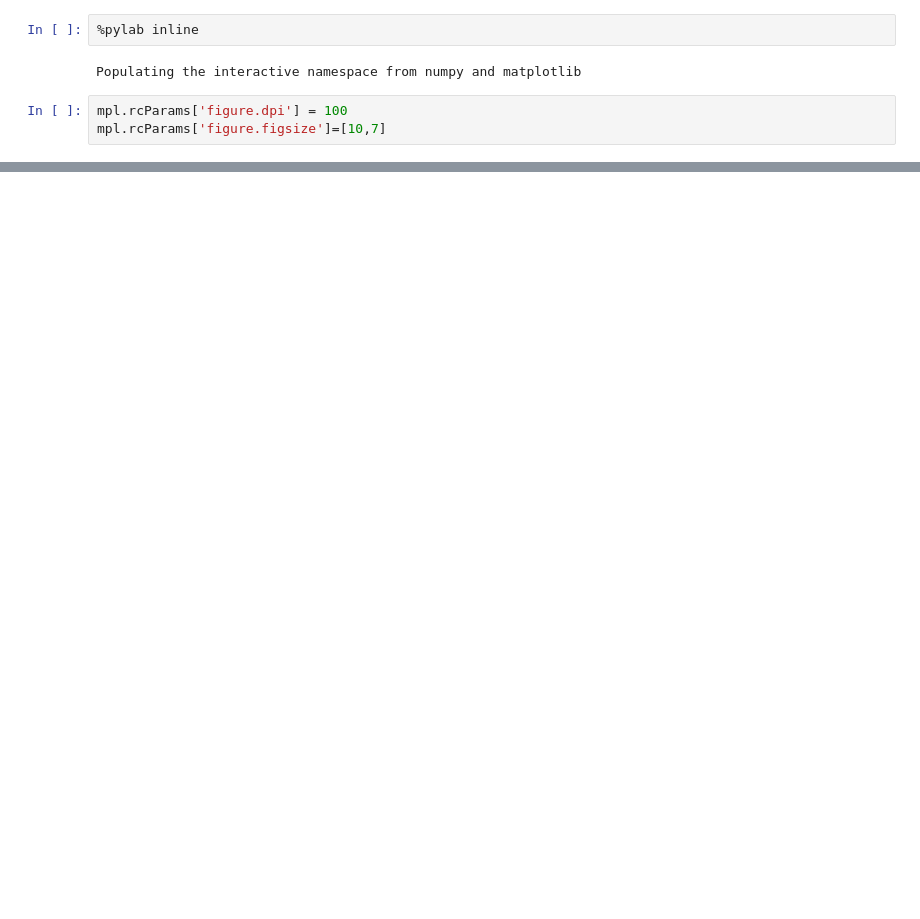
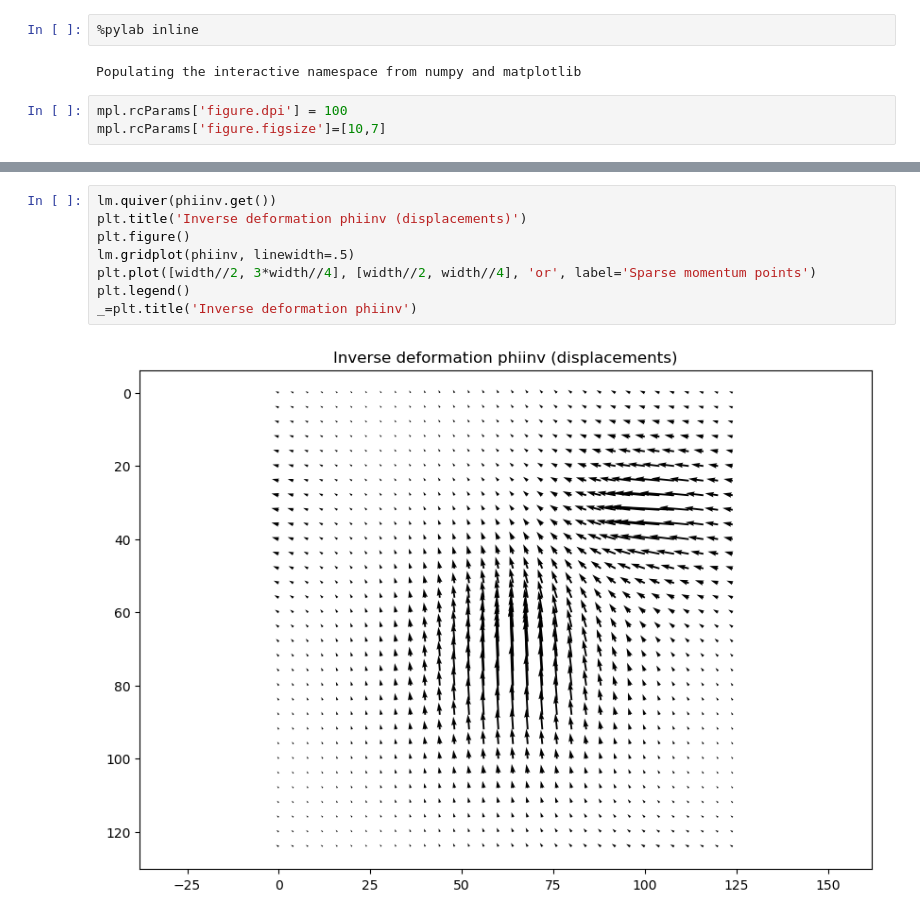
Before and after one commit to jacobhinkle/lagomorph, a Jupyter notebook: examples/ExpMapDemo.ipynb, the cells around one changed output, grey strips where cells are left out. Cells and saved outputs as stored; diff of their text form; blank space fills up the shorter version.

```diff
--- a/examples/ExpMapDemo.ipynb
+++ b/examples/ExpMapDemo.ipynb
@@ -36,0 +25,10 @@ _=plt.title('Inverse deformation phiinv')
+# %%
+lm.quiver(phiinv.get())
+plt.title('Inverse deformation phiinv (displacements)')
+plt.figure()
+lm.gridplot(phiinv, linewidth=.5)
+plt.plot([width//2, 3*width//4], [width//2, width//4], 'or', label='Sparse momentum points')
+plt.legend()
+_=plt.title('Inverse deformation phiinv')
+# %% [output]
+[figure, added]
```
Also changed, not shown: parts of 2 cells of this notebook, 11 other files.
